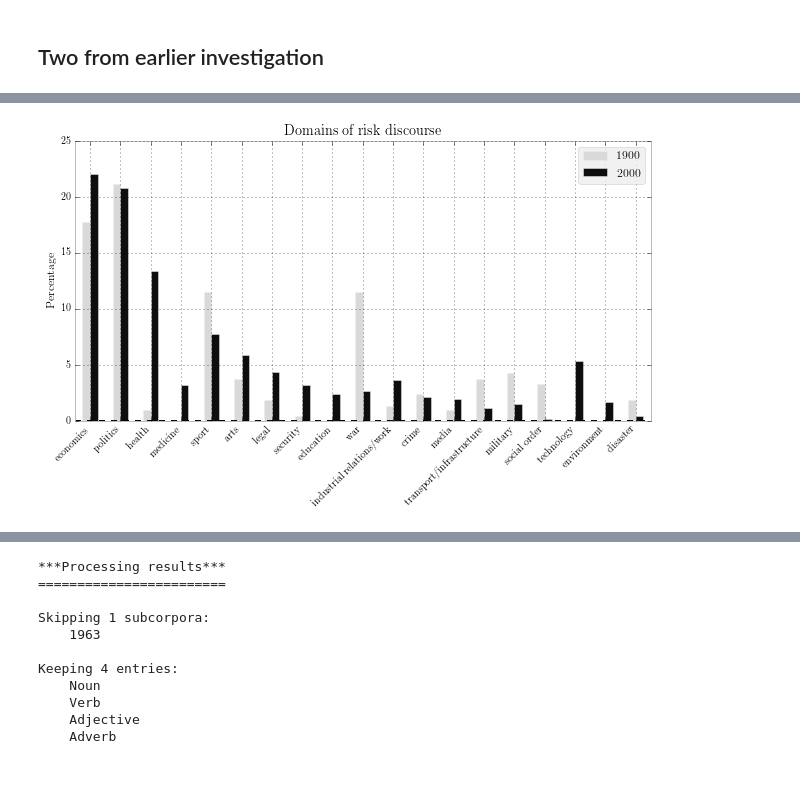
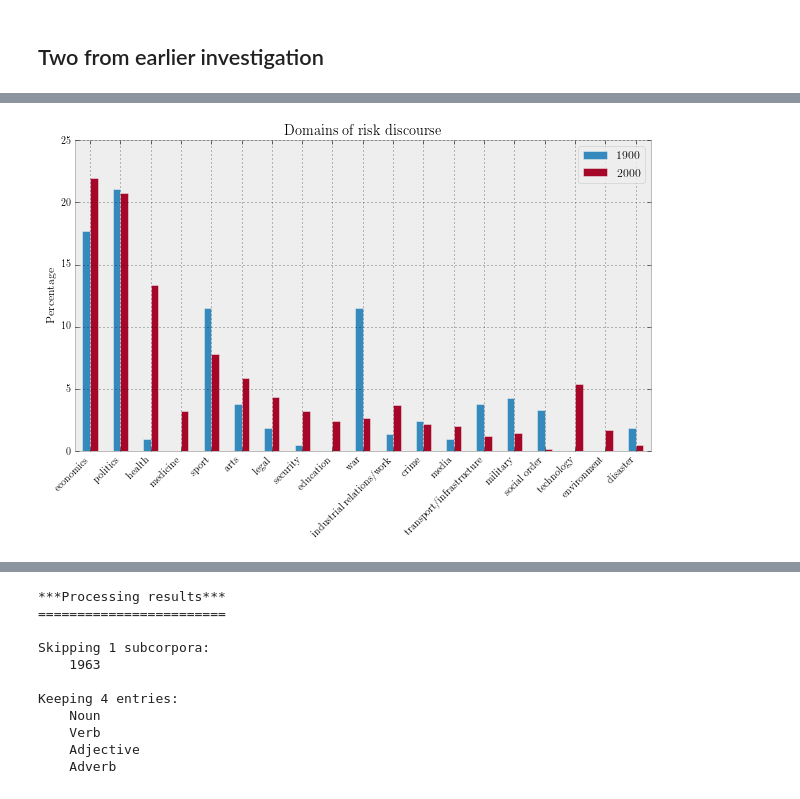
Before and after one commit to interrogator/risk, a Jupyter notebook: book_chapter_figures.ipynb, the cells around one changed output, grey strips where cells are left out. Saved outputs shown, nothing was run; the diff lists cells and outputs as text; code cells hidden in the pictures.

```diff
--- a/book_chapter_figures.ipynb
+++ b/book_chapter_figures.ipynb
@@ -47,4 +33,5 @@ first_fig
 # %%
-plotter('Domains of risk discourse', first_fig, kind = 'bar', num_to_plot = 'all', x_label = False,
-        black_and_white = True, figsize = (10,6), style = 'bmh', show_totals = 'plot', save = 'domains_june_final')
+#plotter('Domains of risk discourse', first_fig, kind = 'bar', num_to_plot = 'all', x_label = False,
+        #black_and_white = True, figsize = (10,6), style = 'bmh', show_totals = 'plot', save = 'domains_june_final')
+plotter('Domains of risk discourse', first_fig, kind = 'bar', num_to_plot = 'all', x_label = False, figsize = (10,6), style = 'bmh', show_totals = 'plot', save = 'domains_june_colour')
 # %% [output]
@@ -52,4 +39,4 @@ plotter('Domains of risk discourse', first_fig, kind = 'bar', num_to_plot = 'all
-[figure, old version]
+[figure, new version]
 # %%
 import os
 import pandas as pd
```
Also changed, not shown: parts of 13 cells of this notebook, 15 other files.
